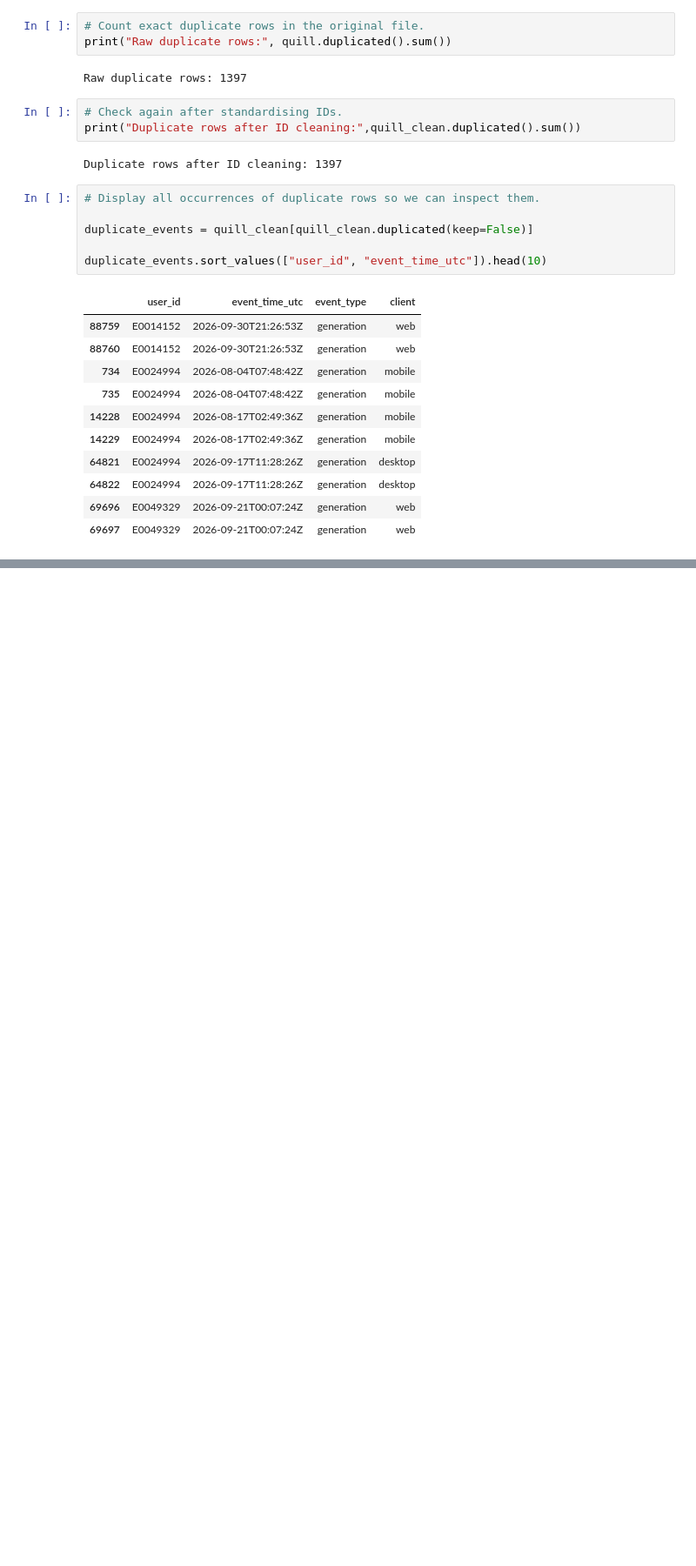
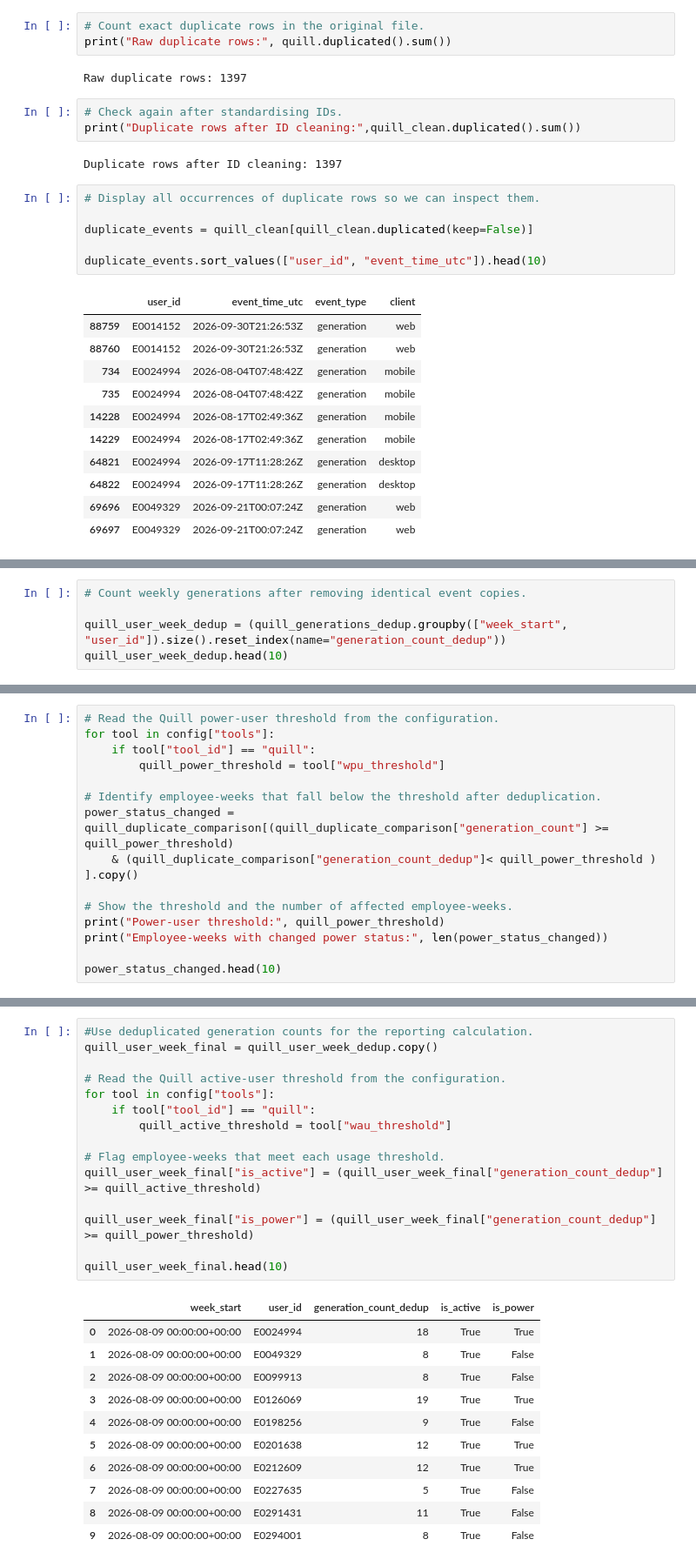
Before and after one commit to sonalanand4206/ai-adoption-weekly-reporting, a Jupyter notebook: CS_JP.ipynb, the cells around one changed output, grey strips where cells are left out. Shown at 87% size. Drawn from its saved outputs; the diff is of its cells as text; blank space fills up the shorter version.

```diff
--- a/CS_JP.ipynb
+++ b/CS_JP.ipynb
@@ -353,0 +523,5 @@ duplicate_events.sort_values(["user_id", "event_time_utc"]).head(10)
+# %%
+# Count weekly generations after removing identical event copies.
+
+quill_user_week_dedup = (quill_generations_dedup.groupby(["week_start", "user_id"]).size().reset_index(name="generation_count_dedup"))
+quill_user_week_dedup.head(10)
@@ -353,0 +580,15 @@ duplicate_events.sort_values(["user_id", "event_time_utc"]).head(10)
+# %%
+# Read the Quill power-user threshold from the configuration.
+for tool in config["tools"]:
+    if tool["tool_id"] == "quill":
+        quill_power_threshold = tool["wpu_threshold"]
+
+# Identify employee-weeks that fall below the threshold after deduplication.
+power_status_changed = quill_duplicate_comparison[(quill_duplicate_comparison["generation_count"] >= quill_power_threshold)
+    & (quill_duplicate_comparison["generation_count_dedup"]< quill_power_threshold ) ].copy()
+
+# Show the threshold and the number of affected employee-weeks.
+print("Power-user threshold:", quill_power_threshold)
+print("Employee-weeks with changed power status:", len(power_status_changed))
+
+power_status_changed.head(10)
@@ -353,0 +625,27 @@ duplicate_events.sort_values(["user_id", "event_time_utc"]).head(10)
+# %%
+#Use deduplicated generation counts for the reporting calculation.
+quill_user_week_final = quill_user_week_dedup.copy()
+
+# Read the Quill active-user threshold from the configuration.
+for tool in config["tools"]:
+    if tool["tool_id"] == "quill":
+        quill_active_threshold = tool["wau_threshold"]
+
+# Flag employee-weeks that meet each usage threshold.
+quill_user_week_final["is_active"] = (quill_user_week_final["generation_count_dedup"] >= quill_active_threshold)
+
+quill_user_week_final["is_power"] = (quill_user_week_final["generation_count_dedup"] >= quill_power_threshold)
+
+quill_user_week_final.head(10)
+# %% [output]
+|  | week_start | user_id | generation_count_dedup | is_active | is_power |
+| 0 | 2026-08-09 00:00:00+00:00 | E0024994 | 18 | True | True |
+| 1 | 2026-08-09 00:00:00+00:00 | E0049329 | 8 | True | False |
+| 2 | 2026-08-09 00:00:00+00:00 | E0099913 | 8 | True | False |
+| 3 | 2026-08-09 00:00:00+00:00 | E0126069 | 19 | True | True |
+| 4 | 2026-08-09 00:00:00+00:00 | E0198256 | 9 | True | False |
+| 5 | 2026-08-09 00:00:00+00:00 | E0201638 | 12 | True | True |
+| 6 | 2026-08-09 00:00:00+00:00 | E0212609 | 12 | True | True |
+| 7 | 2026-08-09 00:00:00+00:00 | E0227635 | 5 | True | False |
+| 8 | 2026-08-09 00:00:00+00:00 | E0291431 | 11 | True | False |
+| 9 | 2026-08-09 00:00:00+00:00 | E0294001 | 8 | True | False |
```
Also changed, not shown: parts of 43 cells of this notebook.
